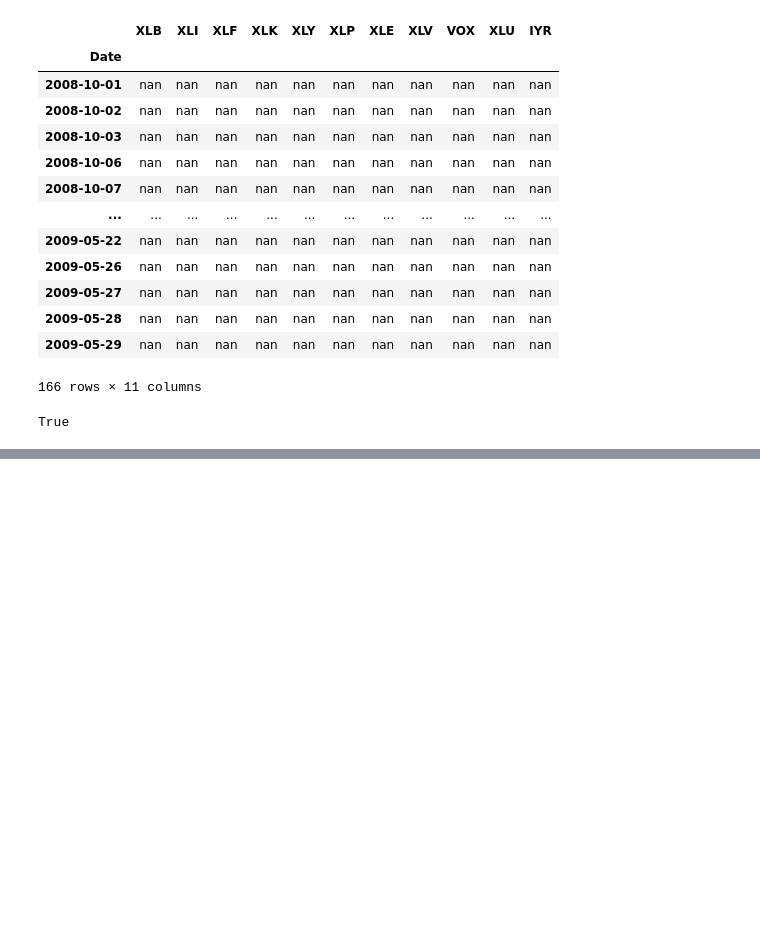
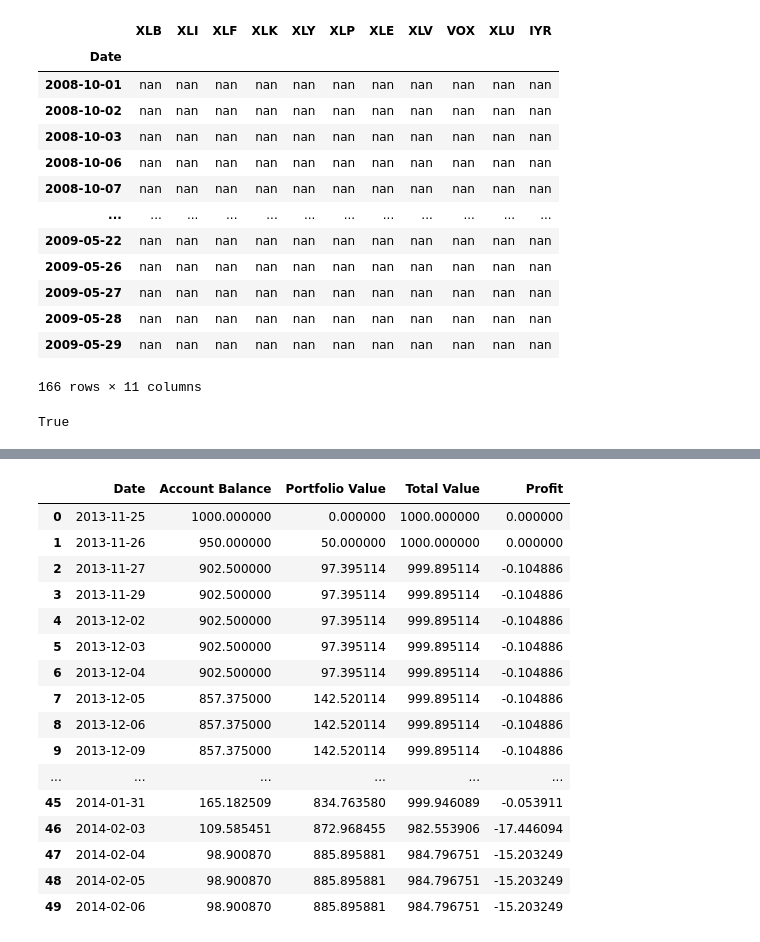
Before and after one commit to bennicholson2/Enhancing-Technical-Analysis-with-Data-Science, a Jupyter notebook: Technical Analysis/buy_hold_analysis.ipynb, the cells around one changed output, grey strips where cells are left out. Saved outputs shown, nothing was run; the diff lists cells and outputs as text; code cells hidden in the pictures; blank space fills up the shorter version.

```diff
--- a/Technical Analysis/buy_hold_analysis.ipynb
+++ b/Technical Analysis/buy_hold_analysis.ipynb
@@ -390,0 +761,20 @@ Series([], dtype: int64)
+# %%
+a['Portfolio Tracker']['expansion'].head(50)
+# %% [output]
+|  | Date | Account Balance | Portfolio Value | Total Value | Profit |
+| 0 | 2013-11-25 | 1000.000000 | 0.000000 | 1000.000000 | 0.000000 |
+| 1 | 2013-11-26 | 950.000000 | 50.000000 | 1000.000000 | 0.000000 |
+| 2 | 2013-11-27 | 902.500000 | 97.395114 | 999.895114 | -0.104886 |
+| 3 | 2013-11-29 | 902.500000 | 97.395114 | 999.895114 | -0.104886 |
+| 4 | 2013-12-02 | 902.500000 | 97.395114 | 999.895114 | -0.104886 |
+| 5 | 2013-12-03 | 902.500000 | 97.395114 | 999.895114 | -0.104886 |
+| 6 | 2013-12-04 | 902.500000 | 97.395114 | 999.895114 | -0.104886 |
+| 7 | 2013-12-05 | 857.375000 | 142.520114 | 999.895114 | -0.104886 |
+| 8 | 2013-12-06 | 857.375000 | 142.520114 | 999.895114 | -0.104886 |
+| 9 | 2013-12-09 | 857.375000 | 142.520114 | 999.895114 | -0.104886 |
+| ... | ... | ... | ... | ... | ... |
+| 45 | 2014-01-31 | 165.182509 | 834.763580 | 999.946089 | -0.053911 |
+| 46 | 2014-02-03 | 109.585451 | 872.968455 | 982.553906 | -17.446094 |
+| 47 | 2014-02-04 | 98.900870 | 885.895881 | 984.796751 | -15.203249 |
+| 48 | 2014-02-05 | 98.900870 | 885.895881 | 984.796751 | -15.203249 |
+| 49 | 2014-02-06 | 98.900870 | 885.895881 | 984.796751 | -15.203249 |
```
Also changed, not shown: parts of 10 cells of this notebook.
